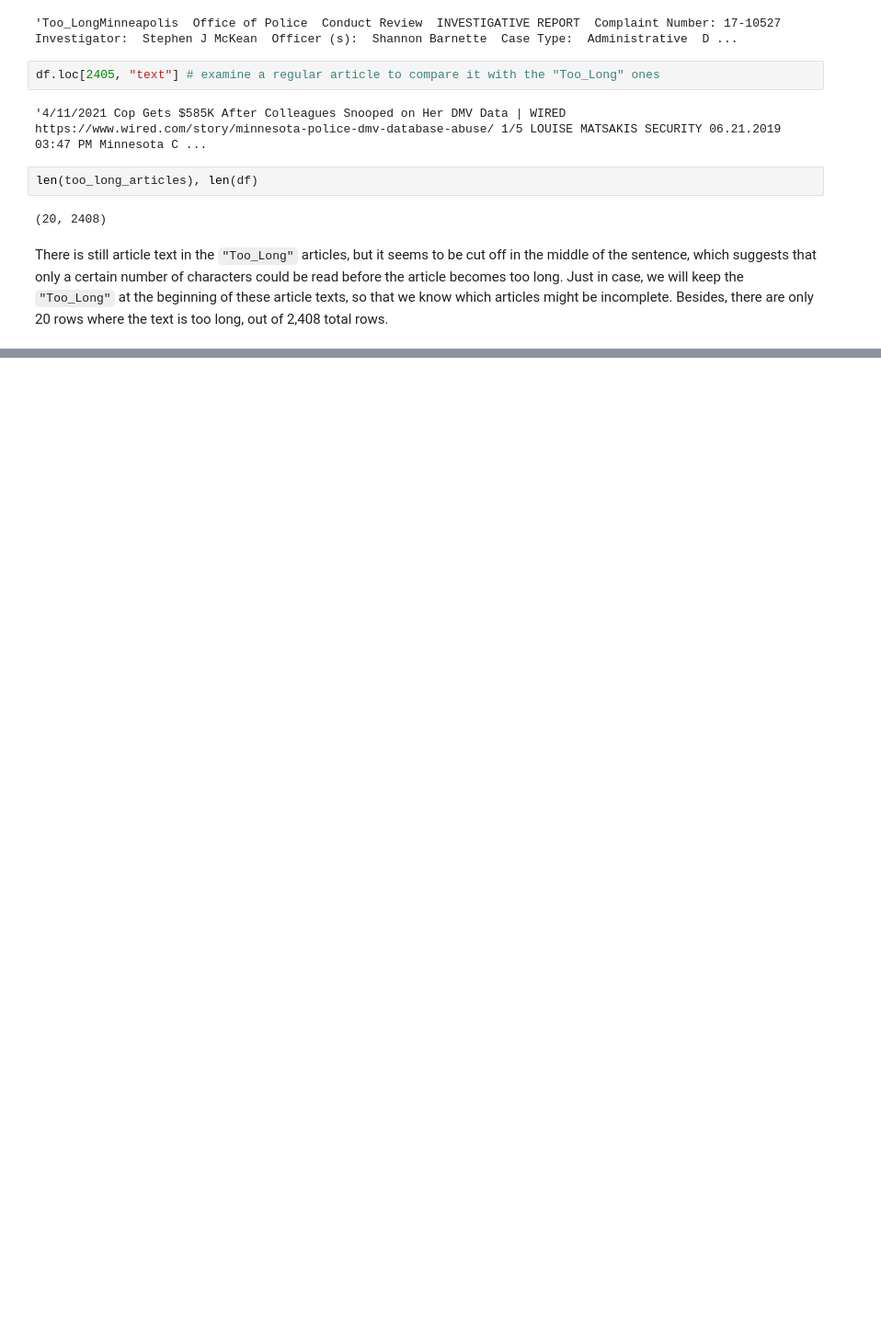
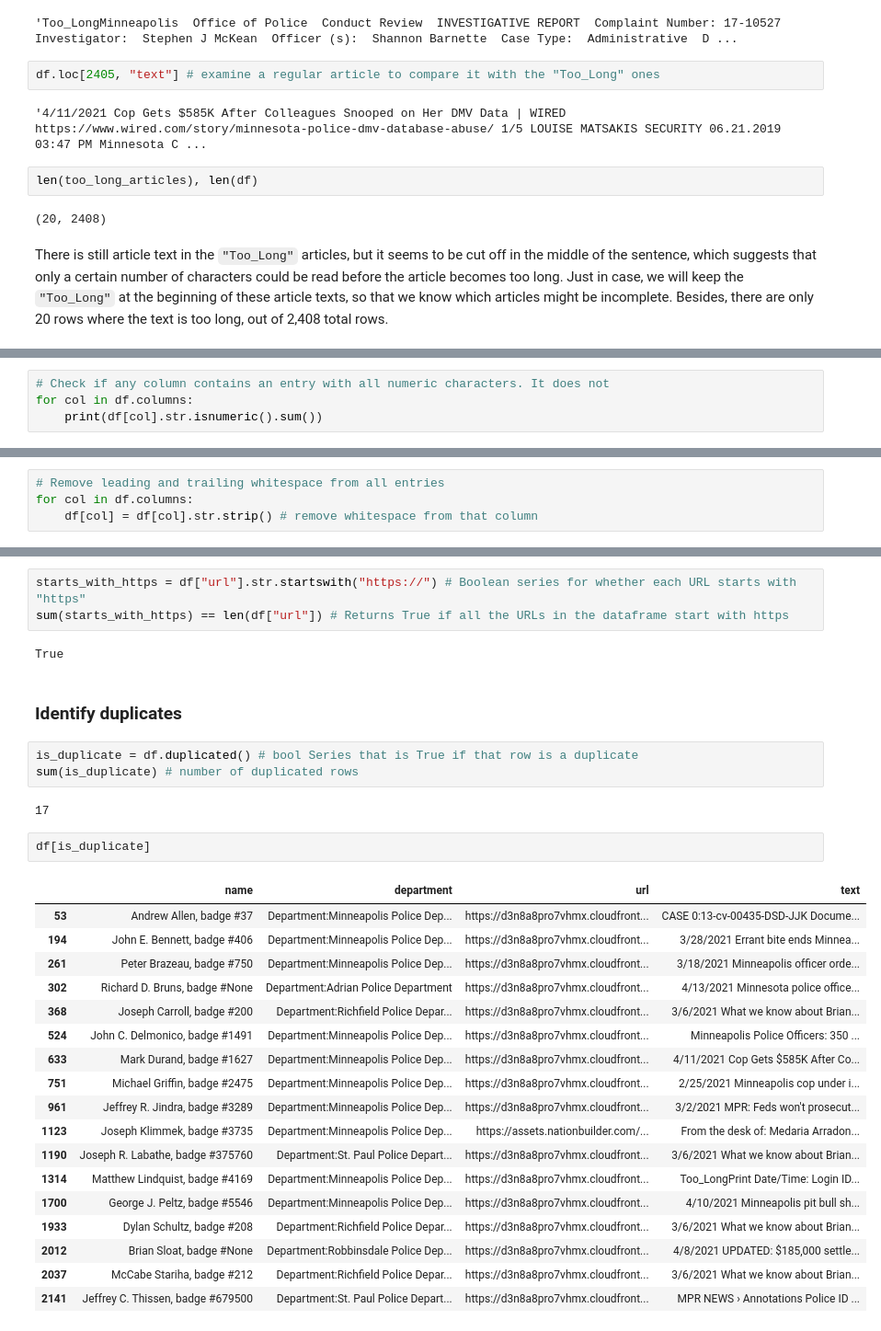
Before and after one commit to mendible/DATA5960-social-good, a Jupyter notebook: data_prep.ipynb, the cells around one changed output, grey strips where cells are left out. Shown at 92% size. Drawn from its saved outputs; the diff is of its cells as text; blank space fills up the shorter version.

```diff
--- a/data_prep.ipynb
+++ b/data_prep.ipynb
@@ -211,0 +229,4 @@ Potential problems with this data cleaning code:
+# %%
+# Check if any column contains an entry with all numeric characters. It does not
+for col in df.columns:
+    print(df[col].str.isnumeric().sum())
@@ -211,0 +238,4 @@ Potential problems with this data cleaning code:
+# %%
+# Remove leading and trailing whitespace from all entries
+for col in df.columns:
+    df[col] = df[col].str.strip() # remove whitespace from that column
@@ -211,0 +311,33 @@ Potential problems with this data cleaning code:
+# %%
+starts_with_https = df["url"].str.startswith("https://") # Boolean series for whether each URL starts with "https"
+sum(starts_with_https) == len(df["url"]) # Returns True if all the URLs in the dataframe start with https
+# %% [output]
+True
+# %% [markdown]
+### Identify duplicates
+# %%
+is_duplicate = df.duplicated() # bool Series that is True if that row is a duplicate
+sum(is_duplicate) # number of duplicated rows
+# %% [output]
+17
+# %%
+df[is_duplicate]
+# %% [output]
+|  | name | department | url | text |
+| 53 | Andrew Allen, badge #37 | Department:Minneapolis Police Dep... | https://d3n8a8pro7vhmx.cloudfront... | CASE 0:13-cv-00435-DSD-JJK Docume... |
+| 194 | John E. Bennett, badge #406 | Department:Minneapolis Police Dep... | https://d3n8a8pro7vhmx.cloudfront... | 3/28/2021 Errant bite ends Minnea... |
+| 261 | Peter Brazeau, badge #750 | Department:Minneapolis Police Dep... | https://d3n8a8pro7vhmx.cloudfront... | 3/18/2021 Minneapolis ofﬁcer orde... |
+| 302 | Richard D. Bruns, badge #None | Department:Adrian Police Department | https://d3n8a8pro7vhmx.cloudfront... | 4/13/2021 Minnesota police office... |
+| 368 | Joseph Carroll, badge #200 | Department:Richfield Police Depar... | https://d3n8a8pro7vhmx.cloudfront... | 3/6/2021 What we know about Brian... |
+| 524 | John C. Delmonico, badge #1491 | Department:Minneapolis Police Dep... | https://d3n8a8pro7vhmx.cloudfront... | Minneapolis Police Officers: 350 ... |
+| 633 | Mark Durand, badge #1627 | Department:Minneapolis Police Dep... | https://d3n8a8pro7vhmx.cloudfront... | 4/11/2021 Cop Gets $585K After Co... |
+| 751 | Michael Griffin, badge #2475 | Department:Minneapolis Police Dep... | https://d3n8a8pro7vhmx.cloudfront... | 2/25/2021 Minneapolis cop under i... |
+| 961 | Jeffrey R. Jindra, badge #3289 | Department:Minneapolis Police Dep... | https://d3n8a8pro7vhmx.cloudfront... | 3/2/2021 MPR: Feds won't prosecut... |
+| 1123 | Joseph Klimmek, badge #3735 | Department:Minneapolis Police Dep... | https://assets.nationbuilder.com/... | From the desk of: Medaria Arradon... |
+| 1190 | Joseph R. Labathe, badge #375760 | Department:St. Paul Police Depart... | https://d3n8a8pro7vhmx.cloudfront... | 3/6/2021 What we know about Brian... |
+| 1314 | Matthew Lindquist, badge #4169 | Department:Minneapolis Police Dep... | https://d3n8a8pro7vhmx.cloudfront... | Too_LongPrint Date/Time: Login ID... |
+| 1700 | George J. Peltz, badge #5546 | Department:Minneapolis Police Dep... | https://d3n8a8pro7vhmx.cloudfront... | 4/10/2021 Minneapolis pit bull sh... |
+| 1933 | Dylan Schultz, badge #208 | Department:Richfield Police Depar... | https://d3n8a8pro7vhmx.cloudfront... | 3/6/2021 What we know about Brian... |
+| 2012 | Brian Sloat, badge #None | Department:Robbinsdale Police Dep... | https://d3n8a8pro7vhmx.cloudfront... | 4/8/2021 UPDATED: $185,000 settle... |
+| 2037 | McCabe Stariha, badge #212 | Department:Richfield Police Depar... | https://d3n8a8pro7vhmx.cloudfront... | 3/6/2021 What we know about Brian... |
+| 2141 | Jeffrey C. Thissen, badge #679500 | Department:St. Paul Police Depart... | https://d3n8a8pro7vhmx.cloudfront... | MPR NEWS › Annotations Police ID ... |
```
Also changed, not shown: parts of 73 cells of this notebook, 1 other file.
